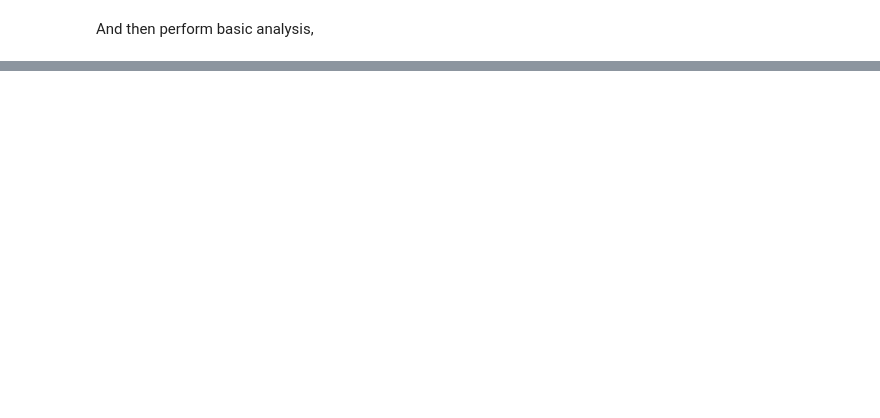
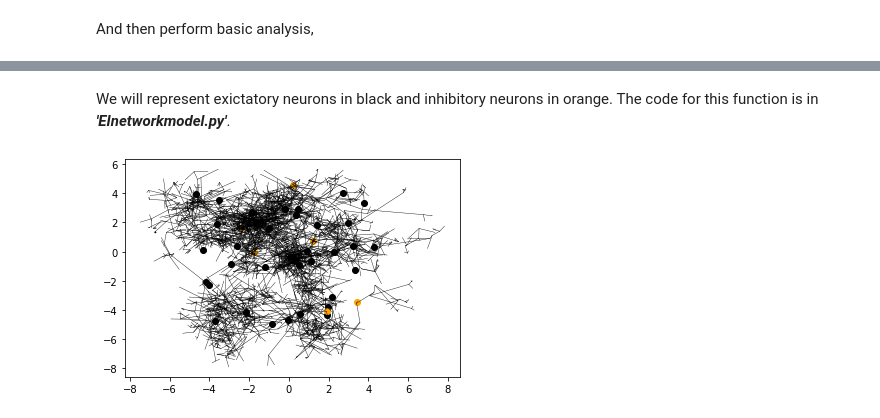
Before and after one commit to rnartallo/randomlygrownnetworks, a Jupyter notebook: HypExtRandNN.ipynb, the cells around one changed output, grey strips where cells are left out. Saved outputs shown, nothing was run; the diff lists cells and outputs as text; code cells hidden in the pictures; blank space fills up the shorter version.

```diff
--- a/HypExtRandNN.ipynb
+++ b/HypExtRandNN.ipynb
@@ -129,0 +146,8 @@ nmgt.plotDegreeDistribution(G)
+# %% [markdown]
+We will represent exictatory neurons in black and inhibitory neurons in orange. The code for this function is in ***'EInetworkmodel.py'***.
+# %%
+import EInetworkmodel as EI
+#Parameters are (mu,x_range,y_range,angle_lowerbound,angle_upperbound,T,lambda,radius,gamma)
+EINetwork = EI.growRandomEINetwork(0.4,[-5,5],[-5,5],-m.pi,m.pi,4,1,1,0.2)
+# %% [output]
+[figure, added]
```
Also changed, not shown: parts of 19 cells of this notebook, 2 other files.
